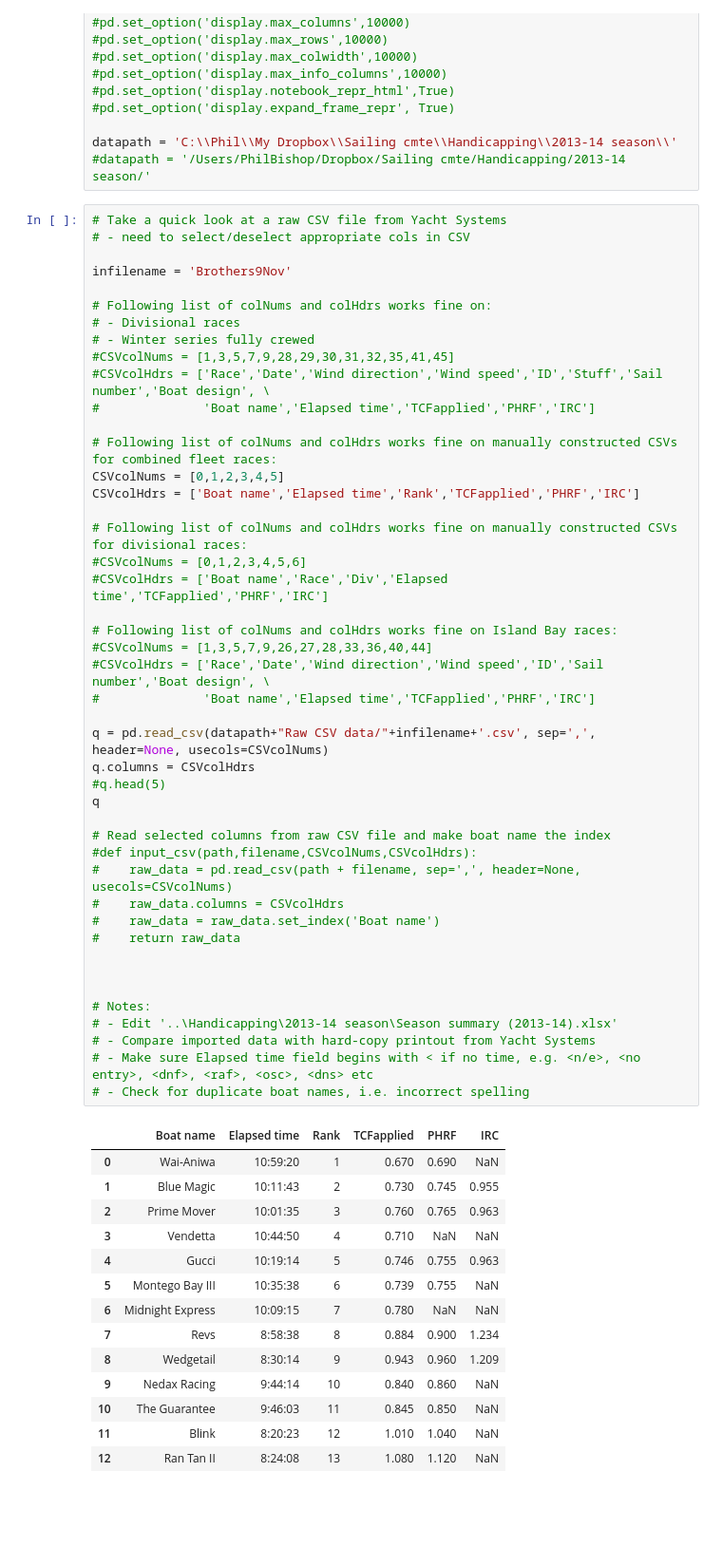
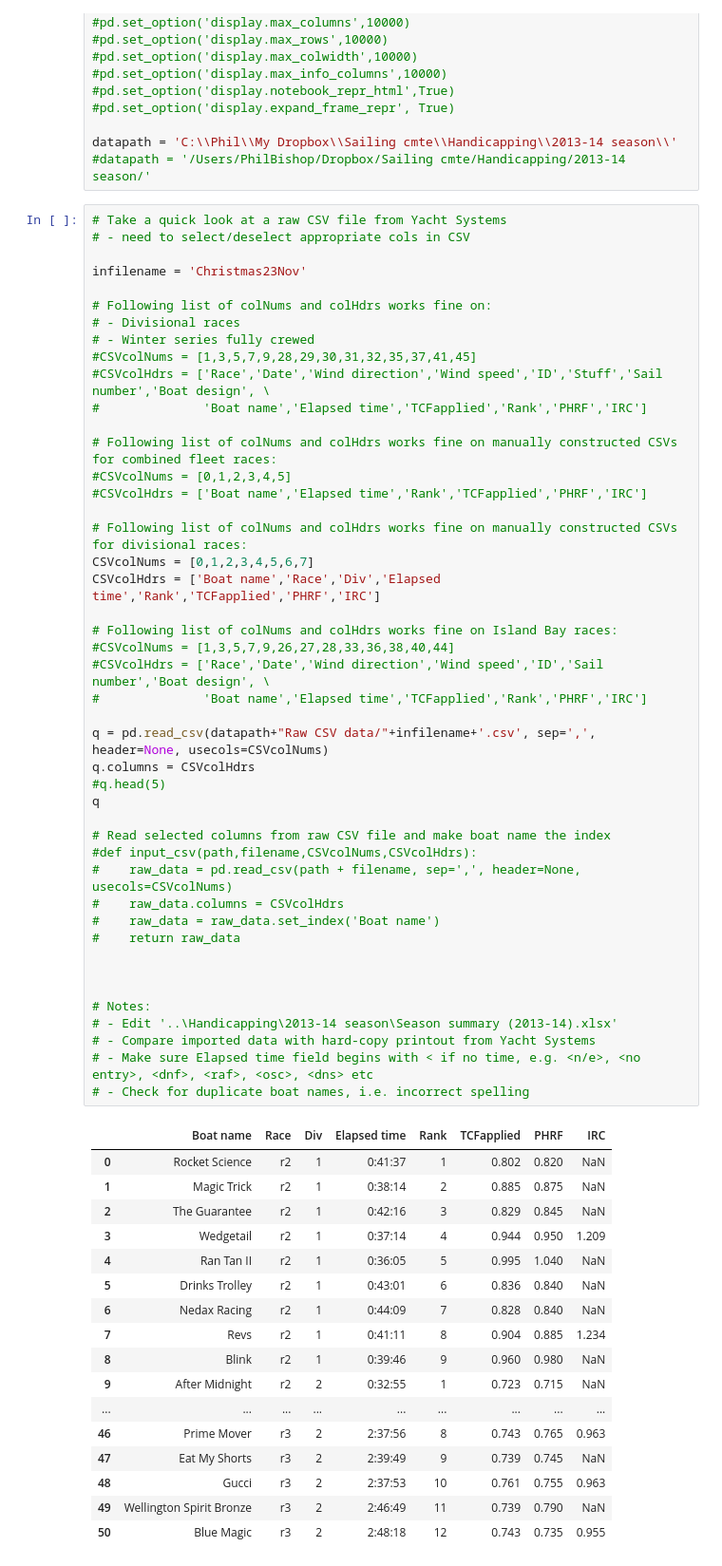
Before and after one commit to drphilbishop/RPNYC_race_analysis, a Jupyter notebook: processRawRaceData.ipynb, the cells around one changed output. Shown at 95% size. Saved outputs shown, nothing was run; the diff lists cells and outputs as text; blank space fills up the shorter version.

```diff
--- a/processRawRaceData.ipynb
+++ b/processRawRaceData.ipynb
@@ -27,62 +27,65 @@ datapath = 'C:\\Phil\\My Dropbox\\Sailing cmte\\Handicapping\\2013-14 season\\'
 # Take a quick look at a raw CSV file from Yacht Systems
 # - need to select/deselect appropriate cols in CSV
 
-infilename = 'Brothers9Nov'
+infilename = 'Christmas23Nov'
 
 # Following list of colNums and colHdrs works fine on:
 # - Divisional races
 # - Winter series fully crewed
-#CSVcolNums = [1,3,5,7,9,28,29,30,31,32,35,41,45]
+#CSVcolNums = [1,3,5,7,9,28,29,30,31,32,35,37,41,45]
 #CSVcolHdrs = ['Race','Date','Wind direction','Wind speed','ID','Stuff','Sail number','Boat design', \
-#              'Boat name','Elapsed time','TCFapplied','PHRF','IRC']
+#              'Boat name','Elapsed time','TCFapplied','Rank','PHRF','IRC']
 
 # Following list of colNums and colHdrs works fine on manually constructed CSVs for combined fleet races:
-CSVcolNums = [0,1,2,3,4,5]
-CSVcolHdrs = ['Boat name','Elapsed time','Rank','TCFapplied','PHRF','IRC']
+#CSVcolNums = [0,1,2,3,4,5]
+#CSVcolHdrs = ['Boat name','Elapsed time','Rank','TCFapplied','PHRF','IRC']
 
 # Following list of colNums and colHdrs works fine on manually constructed CSVs for divisional races:
-#CSVcolNums = [0,1,2,3,4,5,6]
-#CSVcolHdrs = ['Boat name','Race','Div','Elapsed time','TCFapplied','PHRF','IRC']
+CSVcolNums = [0,1,2,3,4,5,6,7]
+CSVcolHdrs = ['Boat name','Race','Div','Elapsed time','Rank','TCFapplied','PHRF','IRC']
 
 # Following list of colNums and colHdrs works fine on Island Bay races:
-#CSVcolNums = [1,3,5,7,9,26,27,28,33,36,40,44]
+#CSVcolNums = [1,3,5,7,9,26,27,28,33,36,38,40,44]
 #CSVcolHdrs = ['Race','Date','Wind direction','Wind speed','ID','Sail number','Boat design', \
-#              'Boat name','Elapsed time','TCFapplied','PHRF','IRC']
+#              'Boat name','Elapsed time','TCFapplied','Rank','PHRF','IRC']
 
 q = pd.read_csv(datapath+"Raw CSV data/"+infilename+'.csv', sep=',', header=None, usecols=CSVcolNums)
 q.columns = CSVcolHdrs
 #q.head(5)
 q
 
 # Read selected columns from raw CSV file and make boat name the index
 #def input_csv(path,filename,CSVcolNums,CSVcolHdrs):
 #    raw_data = pd.read_csv(path + filename, sep=',', header=None, usecols=CSVcolNums)
 #    raw_data.columns = CSVcolHdrs
 #    raw_data = raw_data.set_index('Boat name')
 #    return raw_data
 
 
 
 # Notes:
 # - Edit '..\Handicapping\2013-14 season\Season summary (2013-14).xlsx'
 # - Compare imported data with hard-copy printout from Yacht Systems
 # - Make sure Elapsed time field begins with < if no time, e.g. <n/e>, <no entry>, <dnf>, <raf>, <osc>, <dns> etc
 # - Check for duplicate boat names, i.e. incorrect spelling
 # %% [output]
-|  | Boat name | Elapsed time | Rank | TCFapplied | PHRF | IRC |
-| 0 | Wai-Aniwa | 10:59:20 | 1 | 0.670 | 0.690 | NaN |
-| 1 | Blue Magic | 10:11:43 | 2 | 0.730 | 0.745 | 0.955 |
-| 2 | Prime Mover | 10:01:35 | 3 | 0.760 | 0.765 | 0.963 |
-| 3 | Vendetta | 10:44:50 | 4 | 0.710 | NaN | NaN |
-| 4 | Gucci | 10:19:14 | 5 | 0.746 | 0.755 | 0.963 |
-| 5 | Montego Bay III | 10:35:38 | 6 | 0.739 | 0.755 | NaN |
-| 6 | Midnight Express | 10:09:15 | 7 | 0.780 | NaN | NaN |
-| 7 | Revs | 8:58:38 | 8 | 0.884 | 0.900 | 1.234 |
-| 8 | Wedgetail | 8:30:14 | 9 | 0.943 | 0.960 | 1.209 |
-| 9 | Nedax Racing | 9:44:14 | 10 | 0.840 | 0.860 | NaN |
-| 10 | The Guarantee | 9:46:03 | 11 | 0.845 | 0.850 | NaN |
-| 11 | Blink | 8:20:23 | 12 | 1.010 | 1.040 | NaN |
-| 12 | Ran Tan II | 8:24:08 | 13 | 1.080 | 1.120 | NaN |
+|  | Boat name | Race | Div | Elapsed time | Rank | TCFapplied | PHRF | IRC |
+| 0 | Rocket Science | r2 | 1 | 0:41:37 | 1 | 0.802 | 0.820 | NaN |
+| 1 | Magic Trick | r2 | 1 | 0:38:14 | 2 | 0.885 | 0.875 | NaN |
+| 2 | The Guarantee | r2 | 1 | 0:42:16 | 3 | 0.829 | 0.845 | NaN |
+| 3 | Wedgetail | r2 | 1 | 0:37:14 | 4 | 0.944 | 0.950 | 1.209 |
+| 4 | Ran Tan II | r2 | 1 | 0:36:05 | 5 | 0.995 | 1.040 | NaN |
+| 5 | Drinks Trolley | r2 | 1 | 0:43:01 | 6 | 0.836 | 0.840 | NaN |
+| 6 | Nedax Racing | r2 | 1 | 0:44:09 | 7 | 0.828 | 0.840 | NaN |
+| 7 | Revs | r2 | 1 | 0:41:11 | 8 | 0.904 | 0.885 | 1.234 |
+| 8 | Blink | r2 | 1 | 0:39:46 | 9 | 0.960 | 0.980 | NaN |
+| 9 | After Midnight | r2 | 2 | 0:32:55 | 1 | 0.723 | 0.715 | NaN |
+| ... | ... | ... | ... | ... | ... | ... | ... | ... |
+| 46 | Prime Mover | r3 | 2 | 2:37:56 | 8 | 0.743 | 0.765 | 0.963 |
+| 47 | Eat My Shorts | r3 | 2 | 2:39:49 | 9 | 0.739 | 0.745 | NaN |
+| 48 | Gucci | r3 | 2 | 2:37:53 | 10 | 0.761 | 0.755 | 0.963 |
+| 49 | Wellington Spirit Bronze | r3 | 2 | 2:46:49 | 11 | 0.739 | 0.790 | NaN |
+| 50 | Blue Magic | r3 | 2 | 2:48:18 | 12 | 0.743 | 0.735 | 0.955 |
 # %%
 # Create a uniformly structured dataframe for the current race data
 
```
Also changed, not shown: parts of 1 cell of this notebook, 5 other files.
